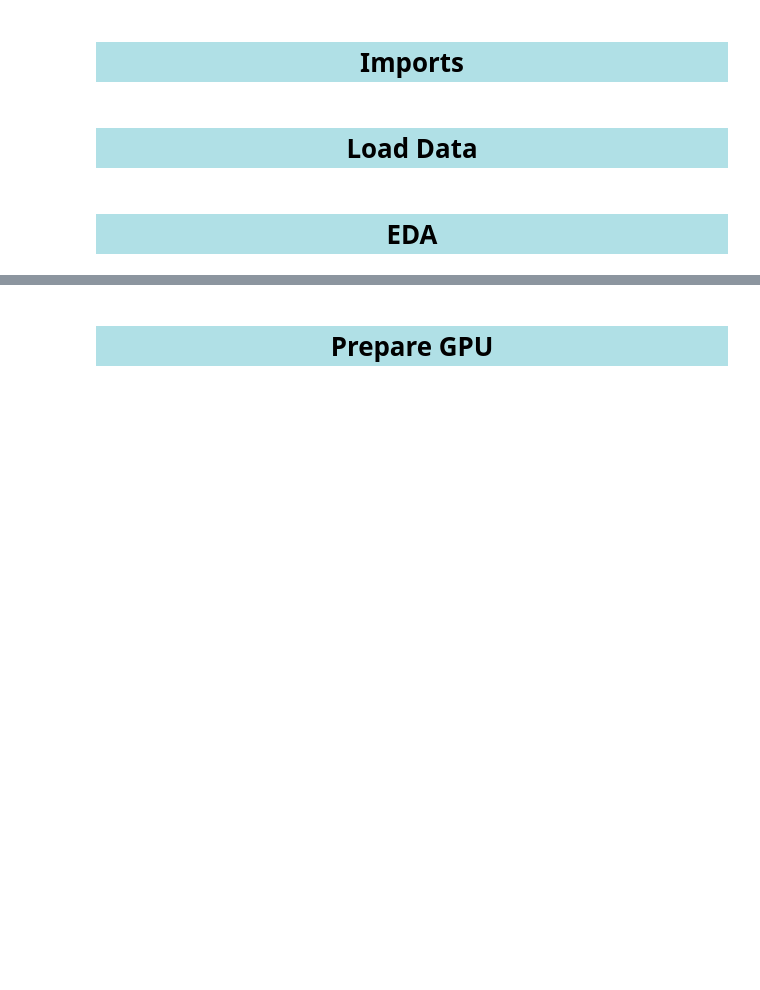
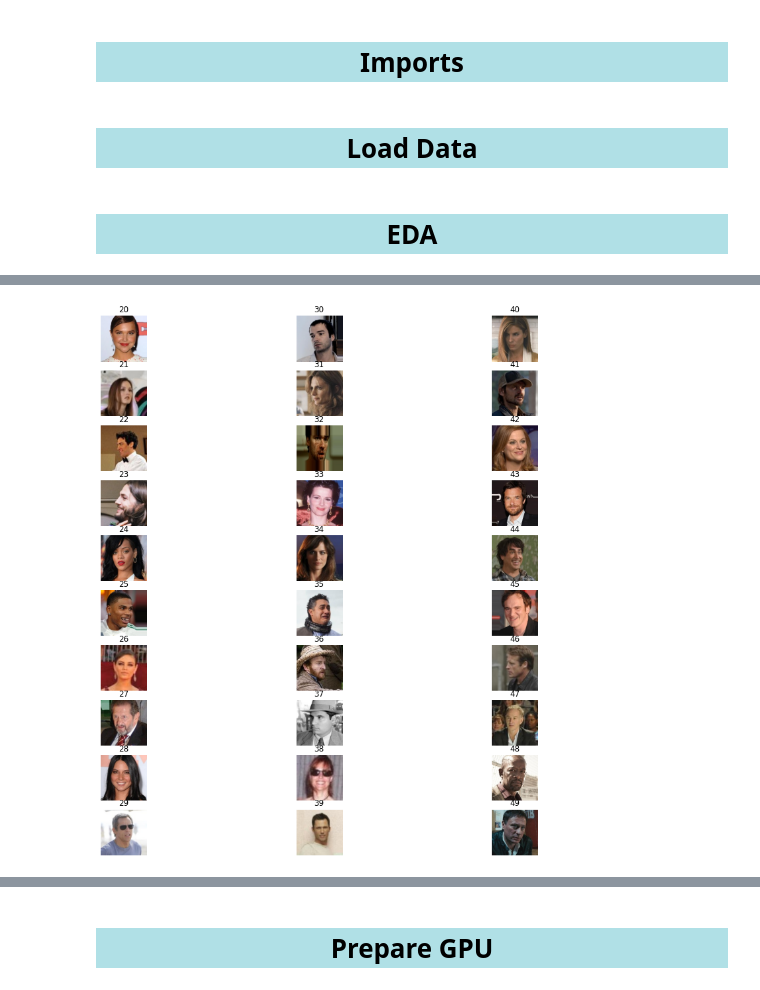
Before and after one commit to amitliron/My_AI_Exercises, a Jupyter notebook: Age prediction/Age_Regression.ipynb, the cells around one changed output, grey strips where cells are left out. Cells and saved outputs as stored; diff of their text form; code cells hidden in the pictures; blank space fills up the shorter version.

```diff
--- a/Age prediction/Age_Regression.ipynb
+++ b/Age prediction/Age_Regression.ipynb
@@ -87,16 +89,18 @@ print (x[0].shape)
 # %%
-f, axarr = plt.subplots(10,3)
+f, axarr = plt.subplots(10,3,figsize=(15,15))
 
 from matplotlib.pyplot import figure
-figure(figsize=(16, 16))
 
 for catgory in range(0,3):
     for age in range (20, 30):
 
         image_age = age + 10*catgory
         img_path  = f"{TRAIN_FOLDER}/{image_age}/"
         img_file  = random.choice(os.listdir(img_path))
         img_fp    = f"{img_path}/{img_file}"
         img       = mpimg.imread(img_fp)
+        axarr[age-20,catgory].set_title(f"{image_age}")
         axarr[age-20,catgory].imshow(img)
         axarr[age-20,catgory].axis('off')
+# %% [output]
+[figure, added]
```
Also changed, not shown: parts of 8 cells of this notebook, 2 other files.
